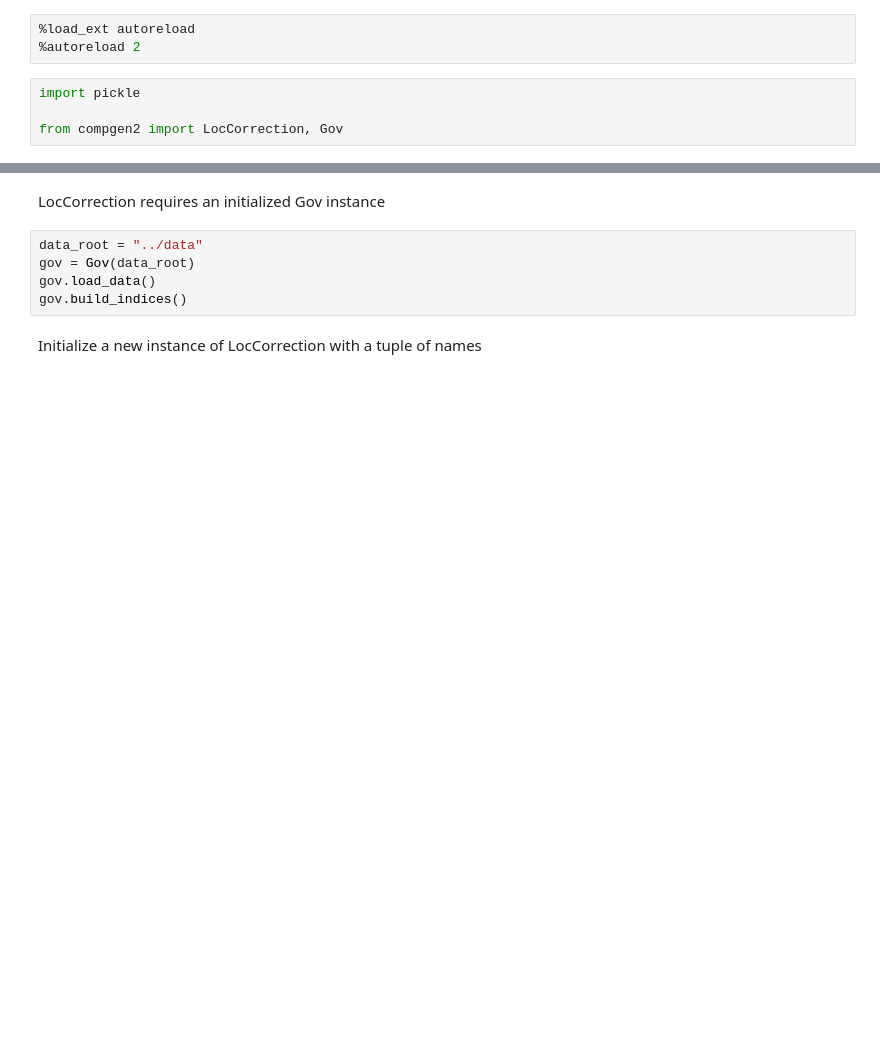
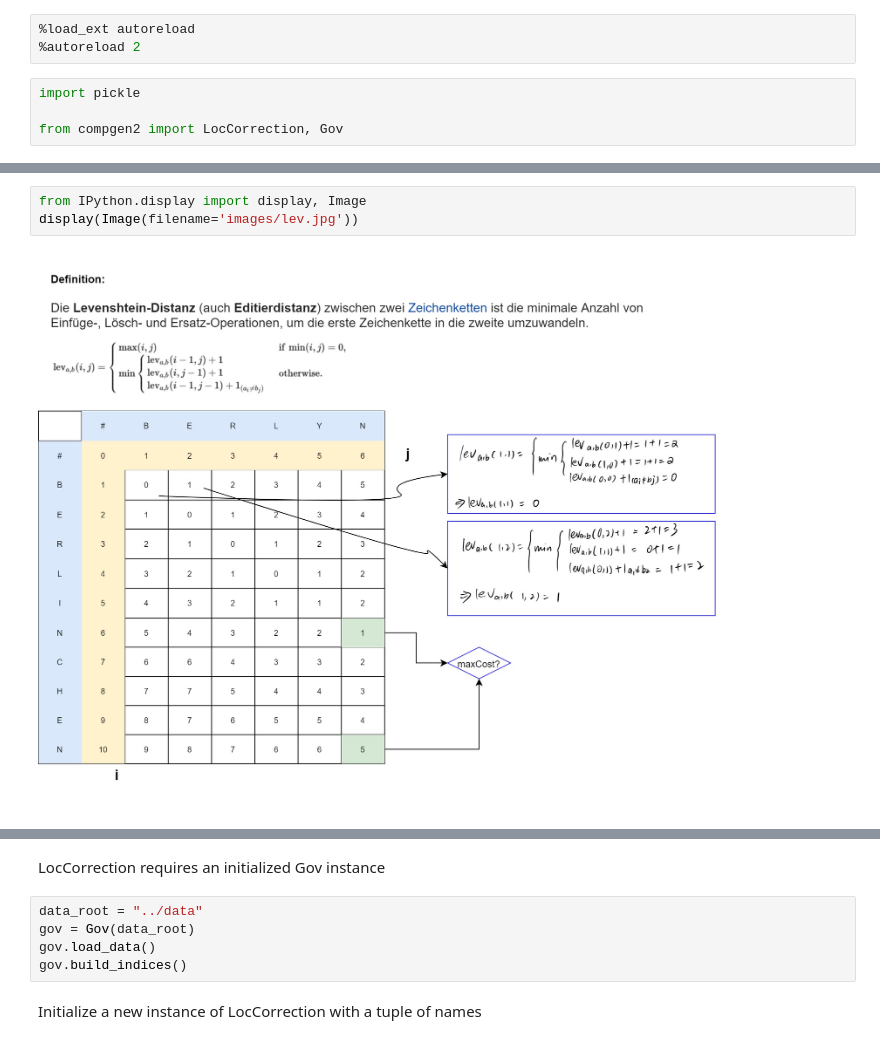
Before and after one commit to CorrelAid/compgen-ii-cgv, a Jupyter notebook: notebooks/showcase_levenshtein.ipynb, the cells around one changed output, grey strips where cells are left out. Drawn from its saved outputs; the diff is of its cells as text; blank space fills up the shorter version.

```diff
--- a/notebooks/showcase_levenshtein.ipynb
+++ b/notebooks/showcase_levenshtein.ipynb
@@ -7,0 +16,5 @@ from compgen2 import LocCorrection, Gov
+# %%
+from IPython.display import display, Image
+display(Image(filename='images/lev.jpg'))
+# %% [output]
+[figure, added]
```
Also changed, not shown: parts of 4 cells of this notebook, 1 other file.
